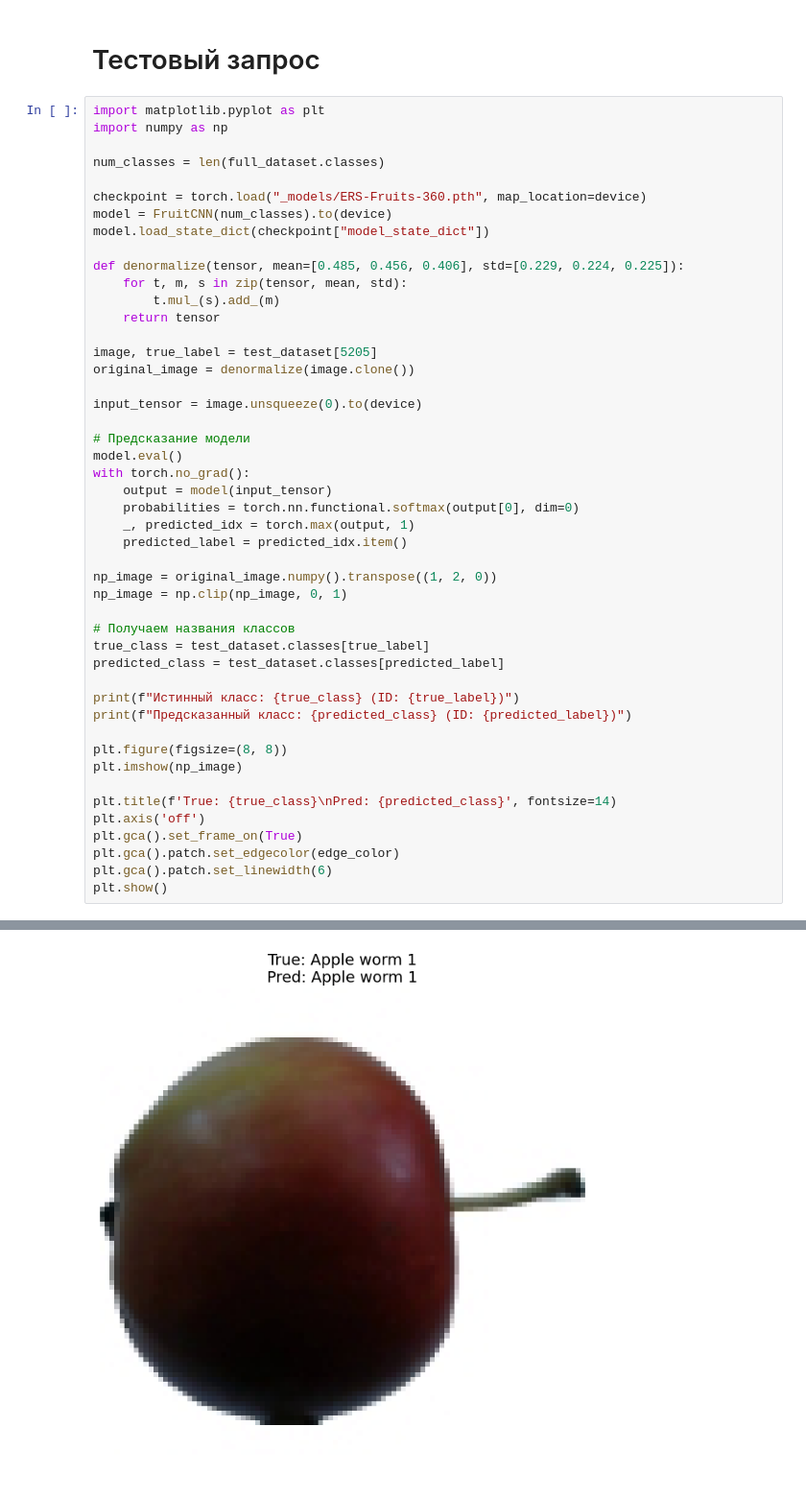
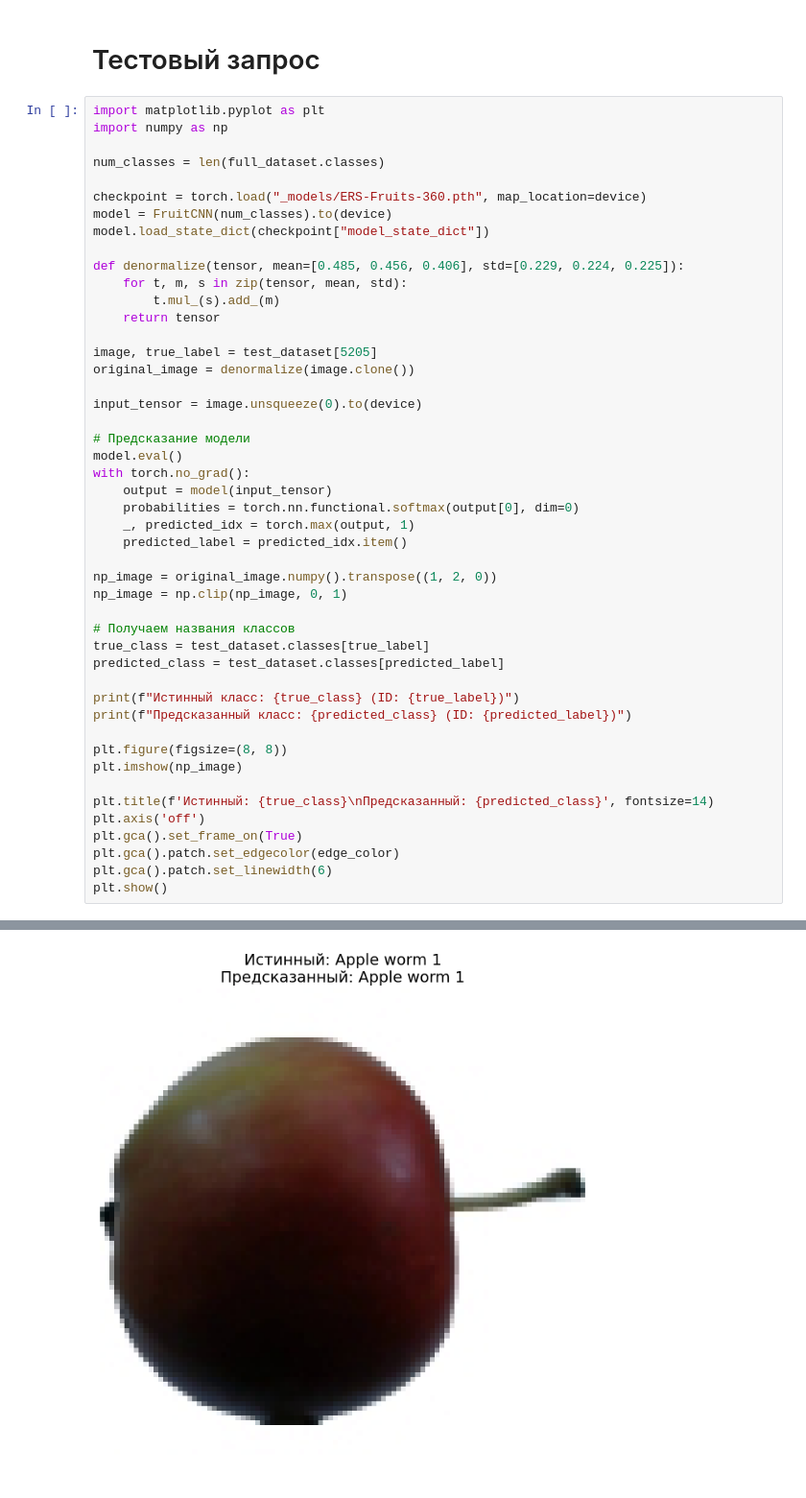
Before and after one commit to ryabov3/ers_fruit_classification, a Jupyter notebook: fruits-360_train_model.ipynb, the cells around one changed output, grey strips where cells are left out. Shown at 96% size. Saved outputs shown, nothing was run; the diff lists cells and outputs as text.

```diff
--- a/fruits-360_train_model.ipynb
+++ b/fruits-360_train_model.ipynb
@@ -178,32 +178,32 @@ input_tensor = image.unsqueeze(0).to(device)
 
 # Предсказание модели
 model.eval()
 with torch.no_grad():
     output = model(input_tensor)
     probabilities = torch.nn.functional.softmax(output[0], dim=0)
     _, predicted_idx = torch.max(output, 1)
     predicted_label = predicted_idx.item()
 
 np_image = original_image.numpy().transpose((1, 2, 0))
 np_image = np.clip(np_image, 0, 1)
 
 # Получаем названия классов
 true_class = test_dataset.classes[true_label]
 predicted_class = test_dataset.classes[predicted_label]
 
 print(f"Истинный класс: {true_class} (ID: {true_label})")
 print(f"Предсказанный класс: {predicted_class} (ID: {predicted_label})")
 
 plt.figure(figsize=(8, 8))
 plt.imshow(np_image)
 
-plt.title(f'True: {true_class}\nPred: {predicted_class}', fontsize=14)
+plt.title(f'Истинный: {true_class}\nПредсказанный: {predicted_class}', fontsize=14)
 plt.axis('off')
 plt.gca().set_frame_on(True)
 plt.gca().patch.set_edgecolor(edge_color)
 plt.gca().patch.set_linewidth(6)
 plt.show()
 # %% [output]
 Истинный класс: Apple worm 1 (ID: 29)
 Предсказанный класс: Apple worm 1 (ID: 29)
-[figure, old version]
+[figure, new version]
```
